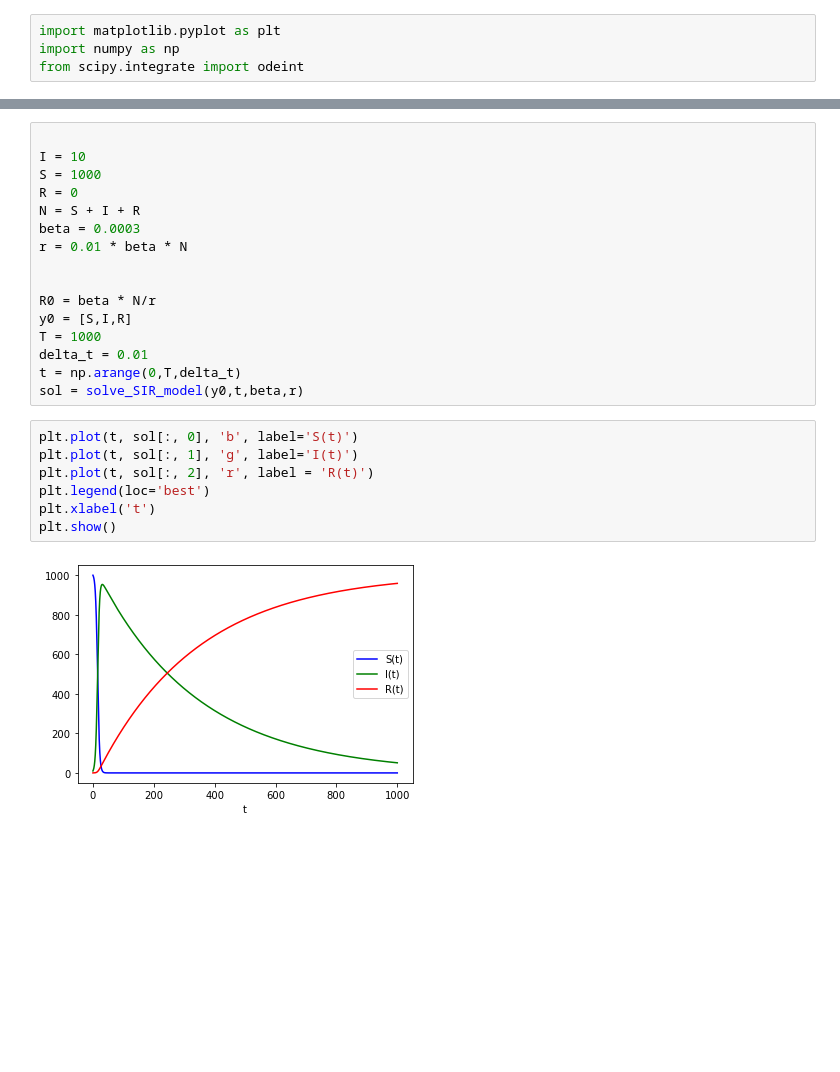
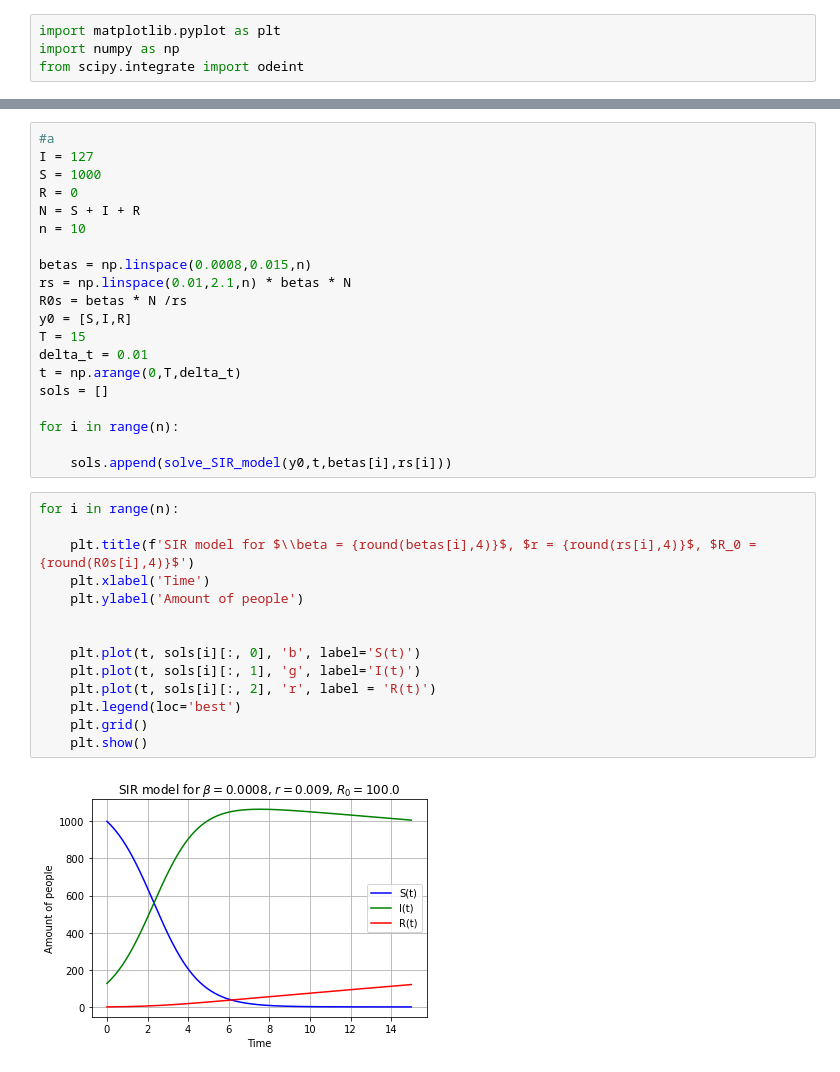
Before and after one commit to wojbec2000/Diffusion-processes, a Jupyter notebook: 5 lab assingment.ipynb, the cells around one changed output, grey strips where cells are left out. Drawn from its saved outputs; the diff is of its cells as text; blank space fills up the shorter version.

```diff
--- a/5 lab assingment.ipynb
+++ b/5 lab assingment.ipynb
@@ -19,27 +22,38 @@ def solve_SIR_model(y0 : np.ndarray, t : np.ndarray, beta : float, r : float) ->
 
     return sol
 # %%
-
-I = 10
+#a
+I = 127
 S = 1000
 R = 0
 N = S + I + R
-beta = 0.0003
-r = 0.01 * beta * N
+n = 10
 
-
-R0 = beta * N/r
+betas = np.linspace(0.0008,0.015,n)
+rs = np.linspace(0.01,2.1,n) * betas * N
+R0s = betas * N /rs
 y0 = [S,I,R]
-T = 1000
+T = 15
 delta_t = 0.01
 t = np.arange(0,T,delta_t)
-sol = solve_SIR_model(y0,t,beta,r)
+sols = []
+
+for i in range(n):
+
+    sols.append(solve_SIR_model(y0,t,betas[i],rs[i]))
 # %%
-plt.plot(t, sol[:, 0], 'b', label='S(t)')
-plt.plot(t, sol[:, 1], 'g', label='I(t)')
-plt.plot(t, sol[:, 2], 'r', label = 'R(t)')
-plt.legend(loc='best')
-plt.xlabel('t')
-plt.show()
+for i in range(n):
+
+    plt.title(f'SIR model for $\\beta = {round(betas[i],4)}$, $r = {round(rs[i],4)}$, $R_0 = {round(R0s[i],4)}$')
+    plt.xlabel('Time')
+    plt.ylabel('Amount of people')
+
+
+    plt.plot(t, sols[i][:, 0], 'b', label='S(t)')
+    plt.plot(t, sols[i][:, 1], 'g', label='I(t)')
+    plt.plot(t, sols[i][:, 2], 'r', label = 'R(t)')
+    plt.legend(loc='best')
+    plt.grid()
+    plt.show()
 # %% [output]
-[figure, old version]
+[figure, new version]
```
Also changed, not shown: parts of 4 cells of this notebook.
